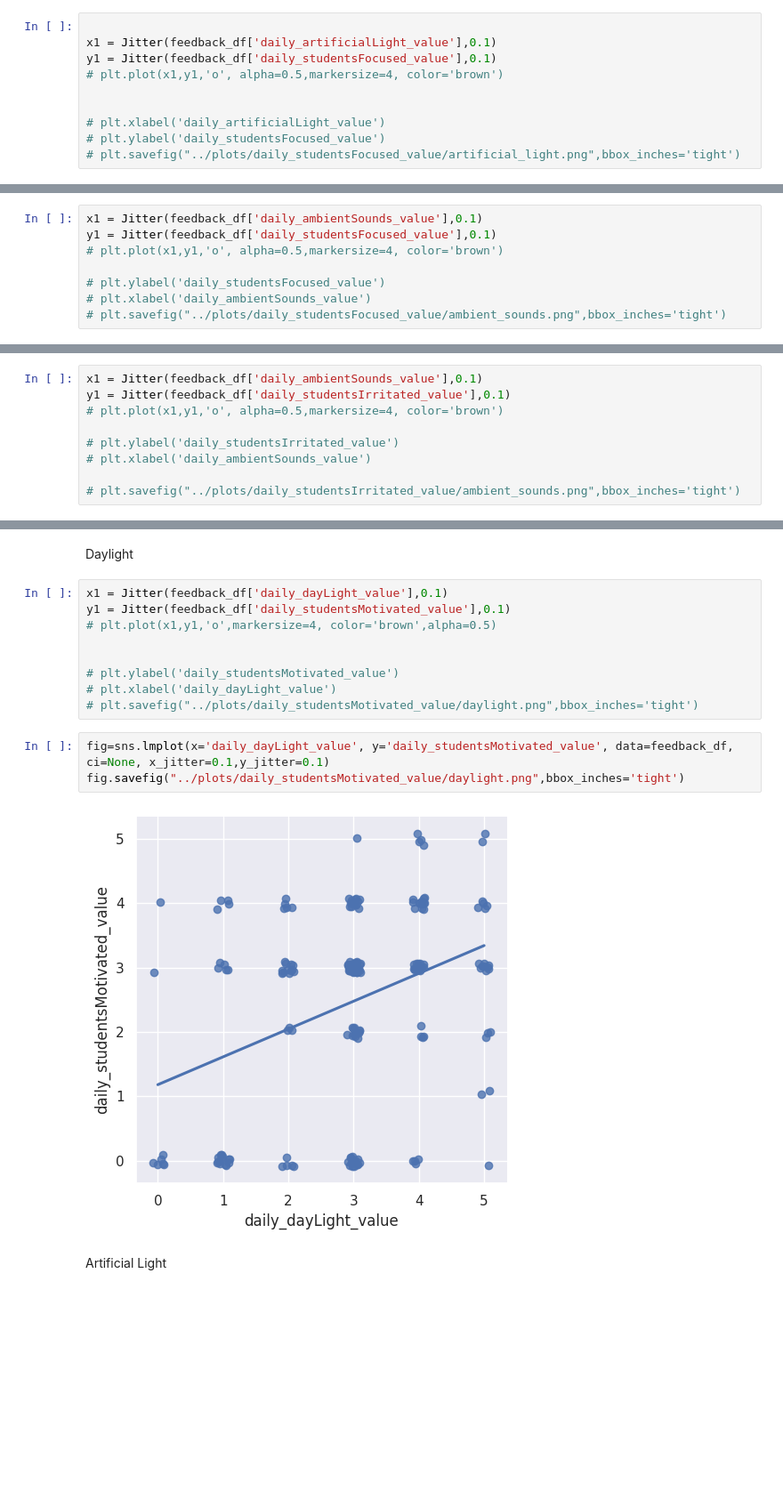
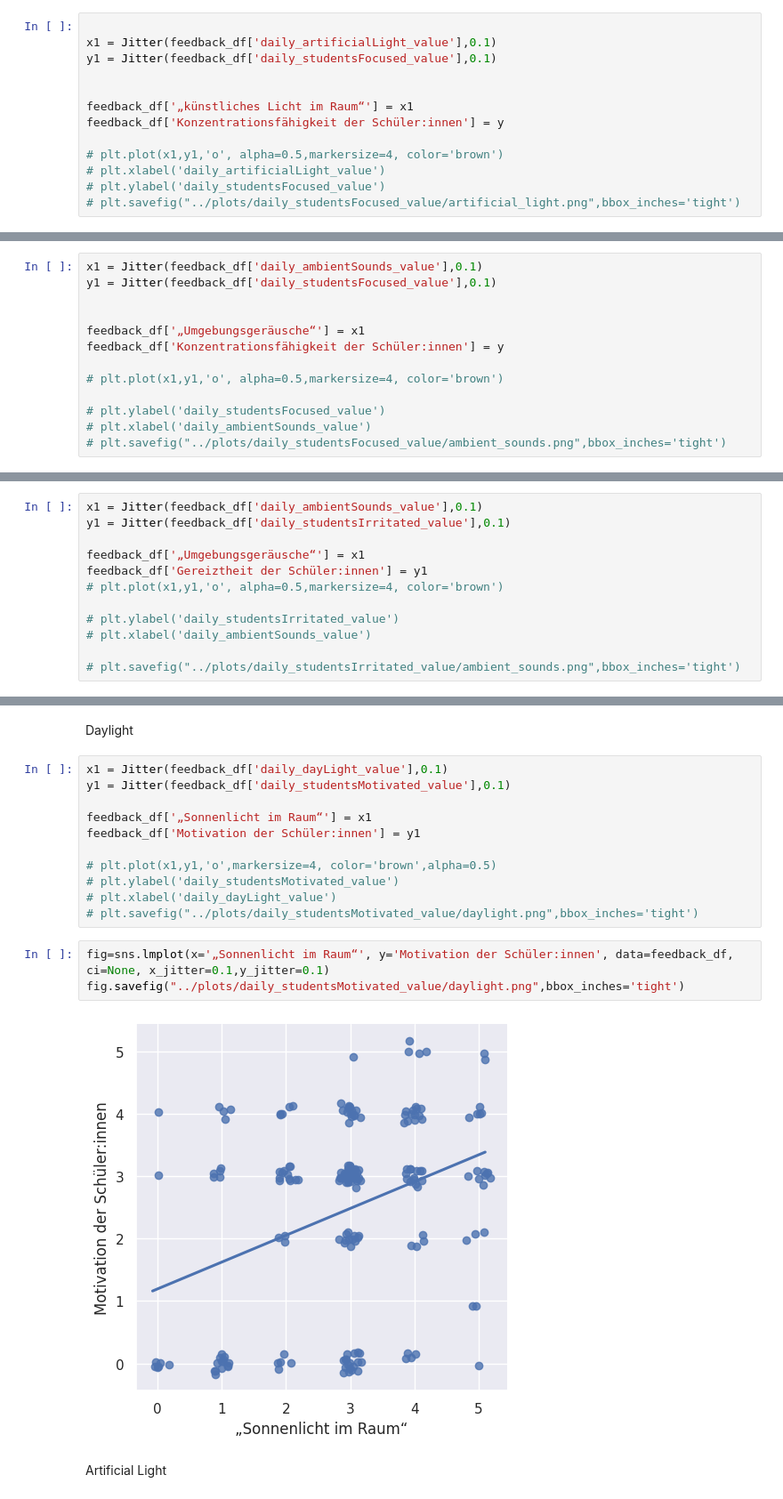
Before and after one commit to tug-cps/SchoolFeedback, a Jupyter notebook: notebooks/data_analysis.ipynb, the cells around one changed output, grey strips where cells are left out. Shown at 89% size. Saved outputs shown, nothing was run; the diff lists cells and outputs as text; blank space fills up the shorter version.

```diff
--- a/notebooks/data_analysis.ipynb
+++ b/notebooks/data_analysis.ipynb
@@ -86,9 +87,12 @@ Artificial Light
 
 x1 = Jitter(feedback_df['daily_artificialLight_value'],0.1)
 y1 = Jitter(feedback_df['daily_studentsFocused_value'],0.1)
-# plt.plot(x1,y1,'o', alpha=0.5,markersize=4, color='brown')
 
 
+feedback_df['„künstliches Licht im Raum“'] = x1
+feedback_df['Konzentrationsfähigkeit der Schüler:innen'] = y
+
+# plt.plot(x1,y1,'o', alpha=0.5,markersize=4, color='brown')
 # plt.xlabel('daily_artificialLight_value')
 # plt.ylabel('daily_studentsFocused_value')
 # plt.savefig("../plots/daily_studentsFocused_value/artificial_light.png",bbox_inches='tight')
@@ -118,6 +120,11 @@ Ambient sounds
 # %%
 x1 = Jitter(feedback_df['daily_ambientSounds_value'],0.1)
 y1 = Jitter(feedback_df['daily_studentsFocused_value'],0.1)
+
+
+feedback_df['„Umgebungsgeräusche“'] = x1
+feedback_df['Konzentrationsfähigkeit der Schüler:innen'] = y
+
 # plt.plot(x1,y1,'o', alpha=0.5,markersize=4, color='brown')
 
 # plt.ylabel('daily_studentsFocused_value')
@@ -183,6 +184,9 @@ Ambient sounds
 # %%
 x1 = Jitter(feedback_df['daily_ambientSounds_value'],0.1)
 y1 = Jitter(feedback_df['daily_studentsIrritated_value'],0.1)
+
+feedback_df['„Umgebungsgeräusche“'] = x1
+feedback_df['Gereiztheit der Schüler:innen'] = y1
 # plt.plot(x1,y1,'o', alpha=0.5,markersize=4, color='brown')
 
 # plt.ylabel('daily_studentsIrritated_value')
@@ -268,17 +264,19 @@ Daylight
 # %%
 x1 = Jitter(feedback_df['daily_dayLight_value'],0.1)
 y1 = Jitter(feedback_df['daily_studentsMotivated_value'],0.1)
+
+feedback_df['„Sonnenlicht im Raum“'] = x1
+feedback_df['Motivation der Schüler:innen'] = y1
+
 # plt.plot(x1,y1,'o',markersize=4, color='brown',alpha=0.5)
-
-
 # plt.ylabel('daily_studentsMotivated_value')
 # plt.xlabel('daily_dayLight_value')
 # plt.savefig("../plots/daily_studentsMotivated_value/daylight.png",bbox_inches='tight')
 # %%
-fig=sns.lmplot(x='daily_dayLight_value', y='daily_studentsMotivated_value', data=feedback_df, ci=None, x_jitter=0.1,y_jitter=0.1)
+fig=sns.lmplot(x='„Sonnenlicht im Raum“', y='Motivation der Schüler:innen', data=feedback_df, ci=None, x_jitter=0.1,y_jitter=0.1)
 fig.savefig("../plots/daily_studentsMotivated_value/daylight.png",bbox_inches='tight')
 # %% [output]
-[figure, old version]
+[figure, new version]
 # %% [markdown]
 Artificial Light
 # %%
```
Also changed, not shown: parts of 21 cells of this notebook, 1 other file.
